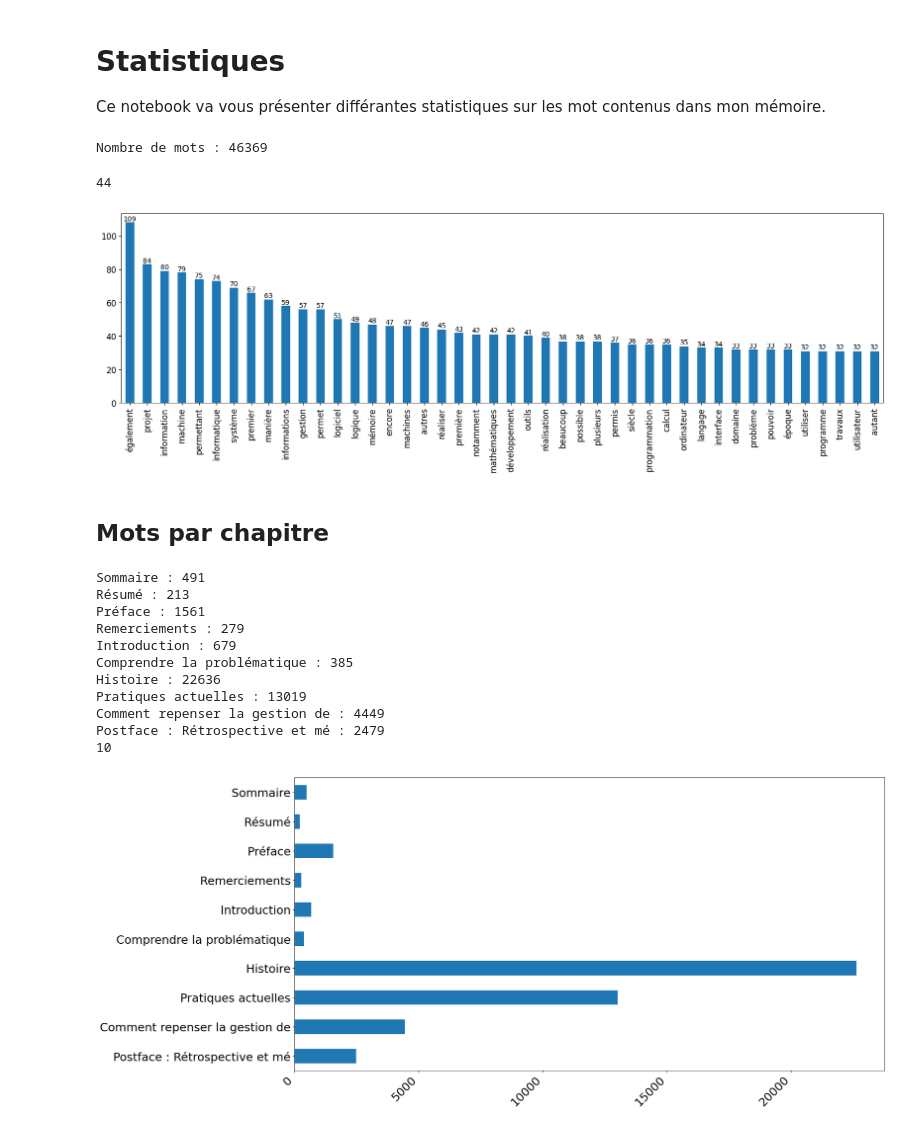
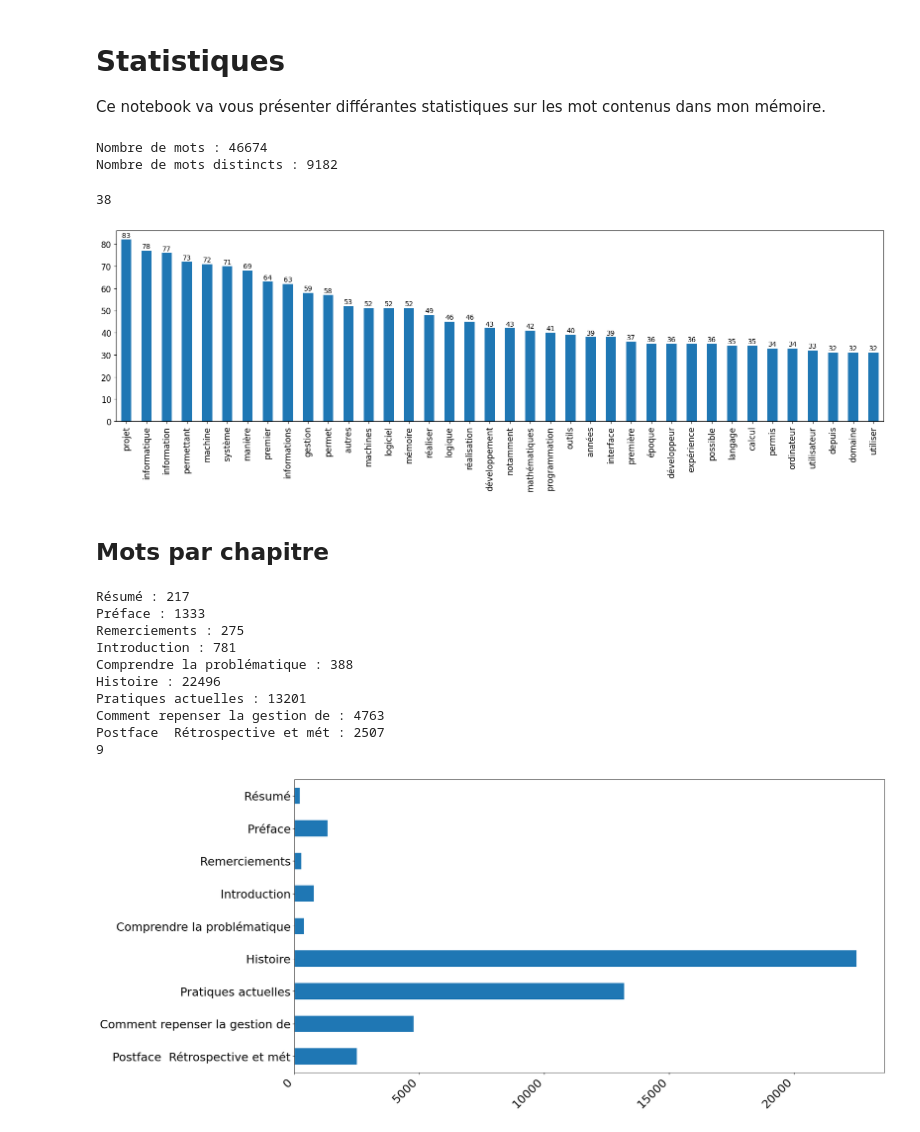
Before and after one commit to Edit-IDE/Histoire-et-Philosophie-de-la-Programmation, a Jupyter notebook: big_data.ipynb, the cells around one changed output. Saved outputs shown, nothing was run; the diff lists cells and outputs as text; code cells hidden in the pictures.

```diff
--- a/big_data.ipynb
+++ b/big_data.ipynb
@@ -18,7 +18,7 @@ def removeCharactersInText(chars, txt):
         txt = txt.replace(char, "")
     return txt
 
-charactersToRemove = ["#", "*", ",", "."]
+charactersToRemove = ["#", "*", ",", ".", ";", "[", "]", "(", ")", ":"]
 formattedText = removeCharactersInText(charactersToRemove, formattedText);
 text = removeCharactersInText(charactersToRemove, text);
 
@@ -57,10 +57,21 @@ def displaySerie(serie, figsize=(20, 20), type = ""):
         plt.plot(serie.index, serie.values)
     plt.show()
 
+def splitMSep(txt, seps):
+    default_sep = seps[0]
+
+    for sep in seps[1:]:
+        txt = txt.replace(sep, default_sep)
+    return [i.strip() for i in txt.split(default_sep)]
+
 def splitTextToWords(lines):
+
     return pan.Series(
         list(
-            filter(removeEmptyStrings, " ".join(lines).split(" "))
+            filter(
+                removeEmptyStrings,
+                splitMSep(" ".join(lines), (" ", "&nbsp"))
+            )
         )
     )
 
@@ -79,8 +90,10 @@ values_count_17_34 = values_count.loc[lambda x : (x > 17) & (x <= 35)]
 values_count_3_16 = values_count.loc[lambda x : (x > 3) & (x <= 16)]
 # %%
 print(f'Nombre de mots : {len(wordList)}');
+print(f'Nombre de mots distincts : {len(values_count)}');
 # %% [output]
-Nombre de mots : 46369
+Nombre de mots : 46674
+Nombre de mots distincts : 9182
 # %%
 displaySerie(values_more_than_5_letters, (20, 5), "bar")
 # displaySerie(values_count_over_70)
@@ -88,8 +101,8 @@ displaySerie(values_more_than_5_letters, (20, 5), "bar")
 # displaySerie(values_count_17_34)
 # displaySerie(values_count_3_16)
 # %% [output]
-44
+38
-[figure, old version]
+[figure, new version]
 # %% [markdown]
 ## Mots par chapitre
 # %%
@@ -101,44 +114,44 @@ formattedText = initialText
 formattedText = removeCharactersInText(charactersToRemove, formattedText)
 formattedLines = formattedText.split("\n")
 
 level = 0
 chapters = { }
 currentPath = ""
 
 lvl2Title = "## "
 
 omitList = [
     "## Bienvenue",
-    "## Comment repenser la gestion de l'information pour&nbsp;moderniser&nbsp;l'expérience&nbsp;développeur ?",
+    "## Comment repenser la gestion de l'information pour&nbspmoderniser&nbspl'expérience&nbspdéveloppeur ?",
     "## Table des illustrations",
-    "## Annexes"
+    "## Annexes",
+    "## Sommaire"
 ]
 
 for line in formattedLines:
     if line.startswith(lvl2Title) and line not in omitList:
         currentPath = line.replace(lvl2Title, "")[:30];
         chapters[currentPath] = [];
     elif currentPath:
         chapters[currentPath].append(line);
 
 
 
 for chapter in chapters.keys():
     wordList = splitTextToWords(chapters[chapter])
     print(chapter + " : " + str(len(wordList)))
     chapters[chapter] = len(wordList)
 
 displaySerie(pan.Series(chapters), (20, 10), "barh")
 # %% [output]
-Sommaire : 491
-Résumé : 213
-Préface : 1561
-Remerciements : 279
-Introduction : 679
-Comprendre la problématique : 385
-Histoire : 22636
-Pratiques actuelles : 13019
-Comment repenser la gestion de : 4449
-Postface : Rétrospective et mé : 2479
-10
+Résumé : 217
+Préface : 1333
+Remerciements : 275
+Introduction : 781
+Comprendre la problématique : 388
+Histoire : 22496
+Pratiques actuelles : 13201
+Comment repenser la gestion de : 4763
+Postface  Rétrospective et mét : 2507
+9
-[figure, old version]
+[figure, new version]
```
Also changed, not shown: 5 other files.
